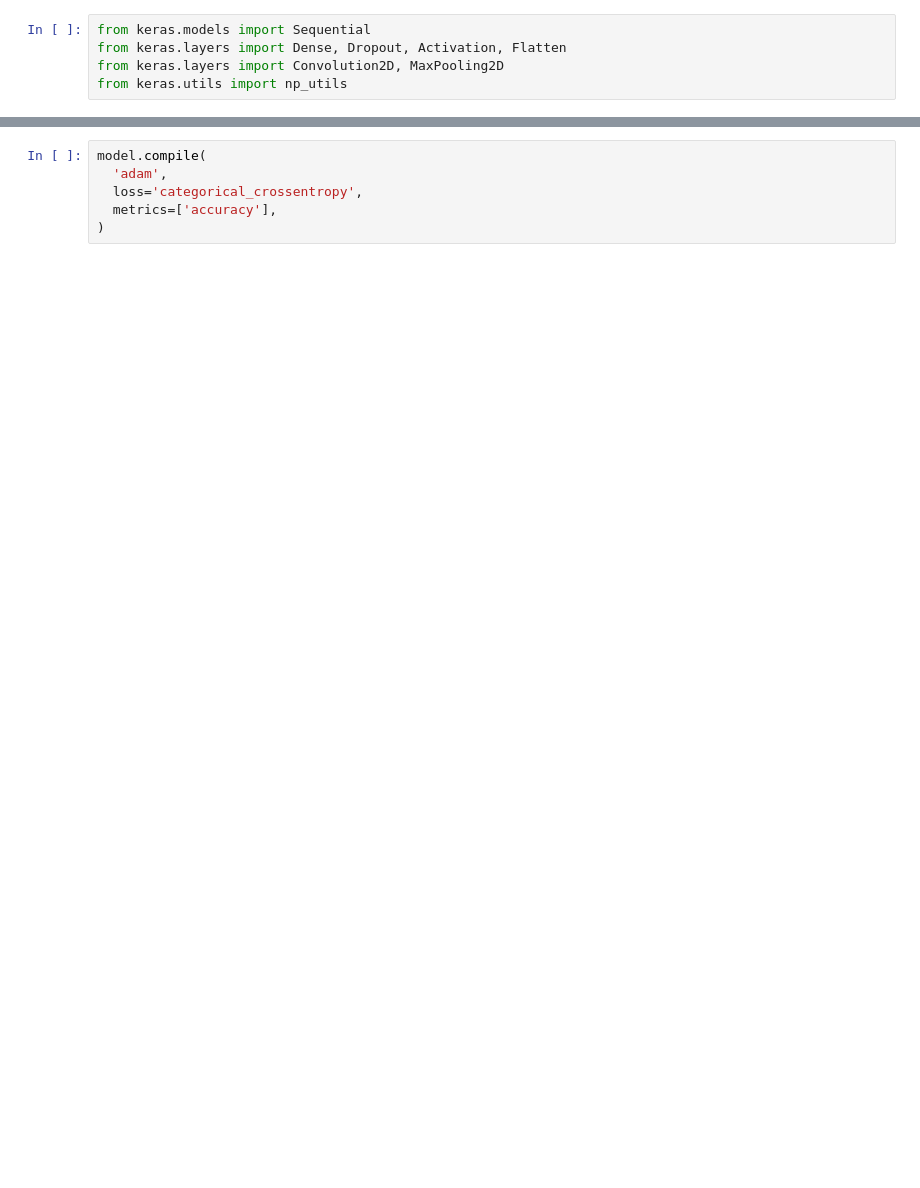
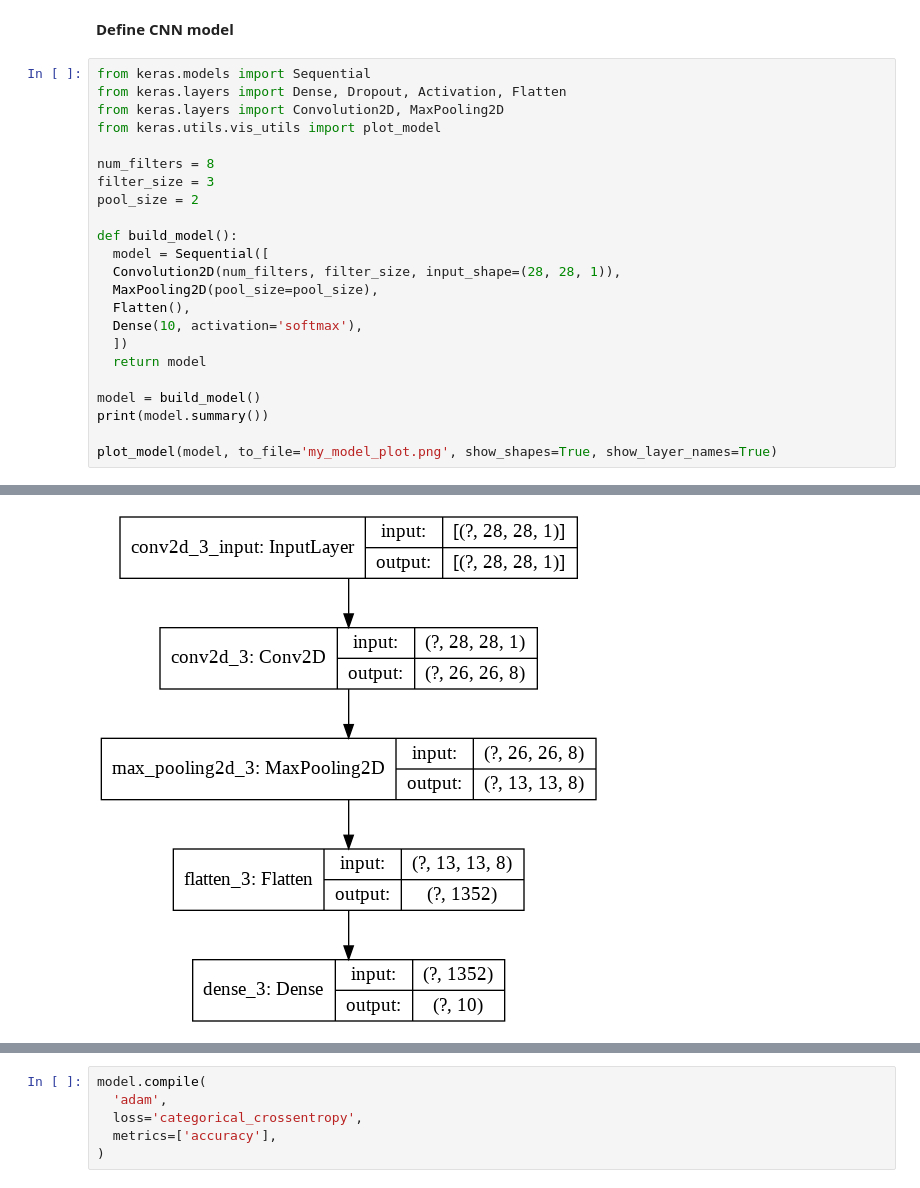
Before and after one commit to cisirtraining/summerschool, a Jupyter notebook: Day1_Introduction_to_DL_framework2.ipynb, the cells around one changed output, grey strips where cells are left out. Cells and saved outputs as stored; diff of their text form; blank space fills up the shorter version.

```diff
--- a/Day1_Introduction_to_DL_framework2.ipynb
+++ b/Day1_Introduction_to_DL_framework2.ipynb
@@ -3,5 +40,26 @@
+# %% [markdown]
+**Define CNN model**
 # %%
 from keras.models import Sequential
 from keras.layers import Dense, Dropout, Activation, Flatten
 from keras.layers import Convolution2D, MaxPooling2D
-from keras.utils import np_utils
+from keras.utils.vis_utils import plot_model
+
+num_filters = 8
+filter_size = 3
+pool_size = 2
+
+def build_model():
+  model = Sequential([
+  Convolution2D(num_filters, filter_size, input_shape=(28, 28, 1)),
+  MaxPooling2D(pool_size=pool_size),
+  Flatten(),
+  Dense(10, activation='softmax'),
+  ])
+  return model
+
+model = build_model()
+print(model.summary())
+
+plot_model(model, to_file='my_model_plot.png', show_shapes=True, show_layer_names=True)
+# %% [output]
@@ -7,0 +83 @@ from keras.utils import np_utils
+[figure, added]
```
Also changed, not shown: parts of 28 cells of this notebook.
